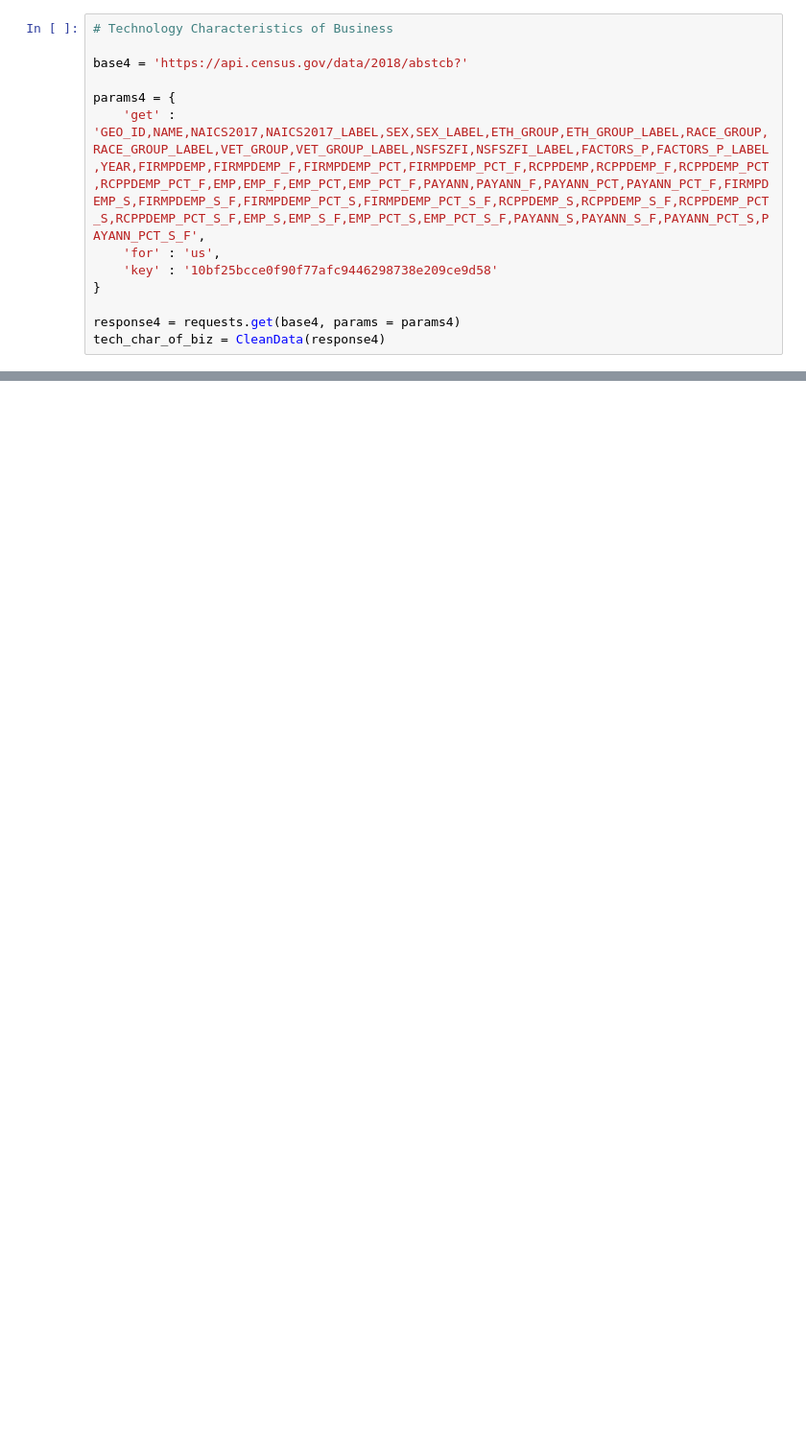
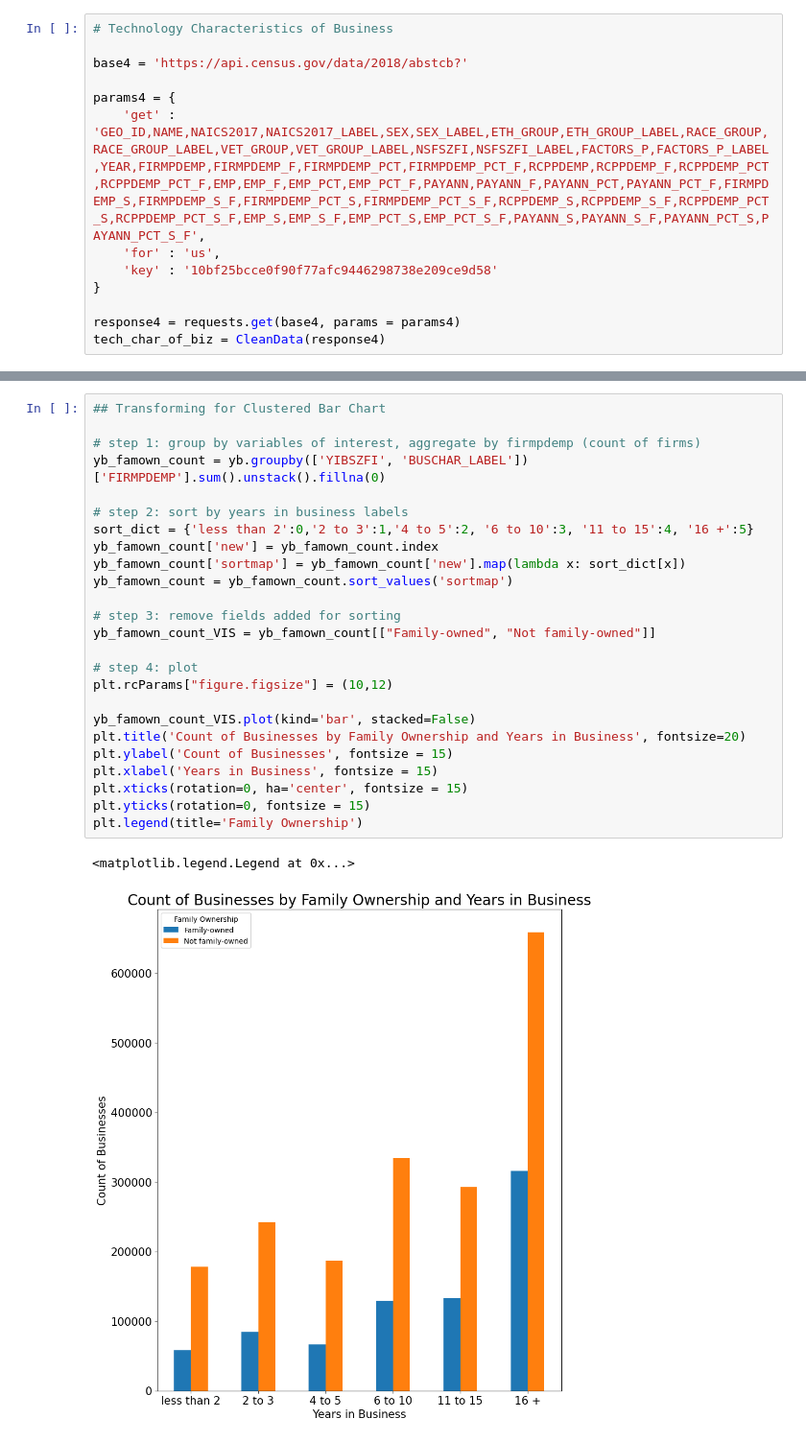
Before and after one commit to Group5Dev10/ASMT08-, a Jupyter notebook: ETL_Report.ipynb, the cells around one changed output, grey strips where cells are left out. Shown at 96% size. Saved outputs shown, nothing was run; the diff lists cells and outputs as text; blank space fills up the shorter version.

```diff
--- a/ETL_Report.ipynb
+++ b/ETL_Report.ipynb
@@ -217,0 +284,28 @@ Stephen's Transformations
+# %%
+## Transforming for Clustered Bar Chart
+
+# step 1: group by variables of interest, aggregate by firmpdemp (count of firms)
+yb_famown_count = yb.groupby(['YIBSZFI', 'BUSCHAR_LABEL'])['FIRMPDEMP'].sum().unstack().fillna(0)
+
+# step 2: sort by years in business labels
+sort_dict = {'less than 2':0,'2 to 3':1,'4 to 5':2, '6 to 10':3, '11 to 15':4, '16 +':5}
+yb_famown_count['new'] = yb_famown_count.index
+yb_famown_count['sortmap'] = yb_famown_count['new'].map(lambda x: sort_dict[x])
+yb_famown_count = yb_famown_count.sort_values('sortmap')
+
+# step 3: remove fields added for sorting
+yb_famown_count_VIS = yb_famown_count[["Family-owned", "Not family-owned"]]
+
+# step 4: plot
+plt.rcParams["figure.figsize"] = (10,12)
+
+yb_famown_count_VIS.plot(kind='bar', stacked=False)
+plt.title('Count of Businesses by Family Ownership and Years in Business', fontsize=20)
+plt.ylabel('Count of Businesses', fontsize = 15)
+plt.xlabel('Years in Business', fontsize = 15)
+plt.xticks(rotation=0, ha='center', fontsize = 15)
+plt.yticks(rotation=0, fontsize = 15)
+plt.legend(title='Family Ownership')
+# %% [output]
+<matplotlib.legend.Legend at 0x...>
+[figure, added]
```
Also changed, not shown: parts of 60 cells of this notebook.
